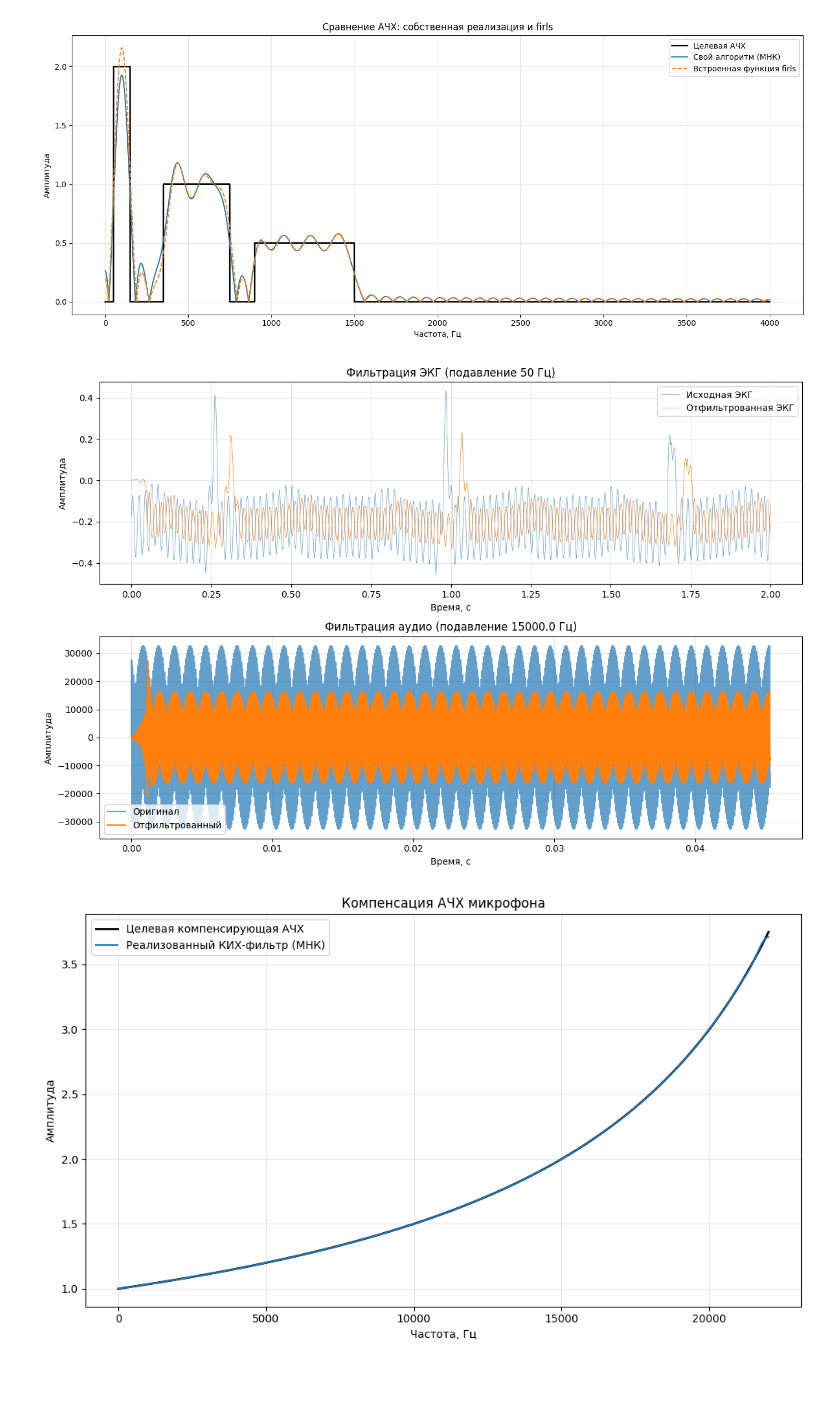
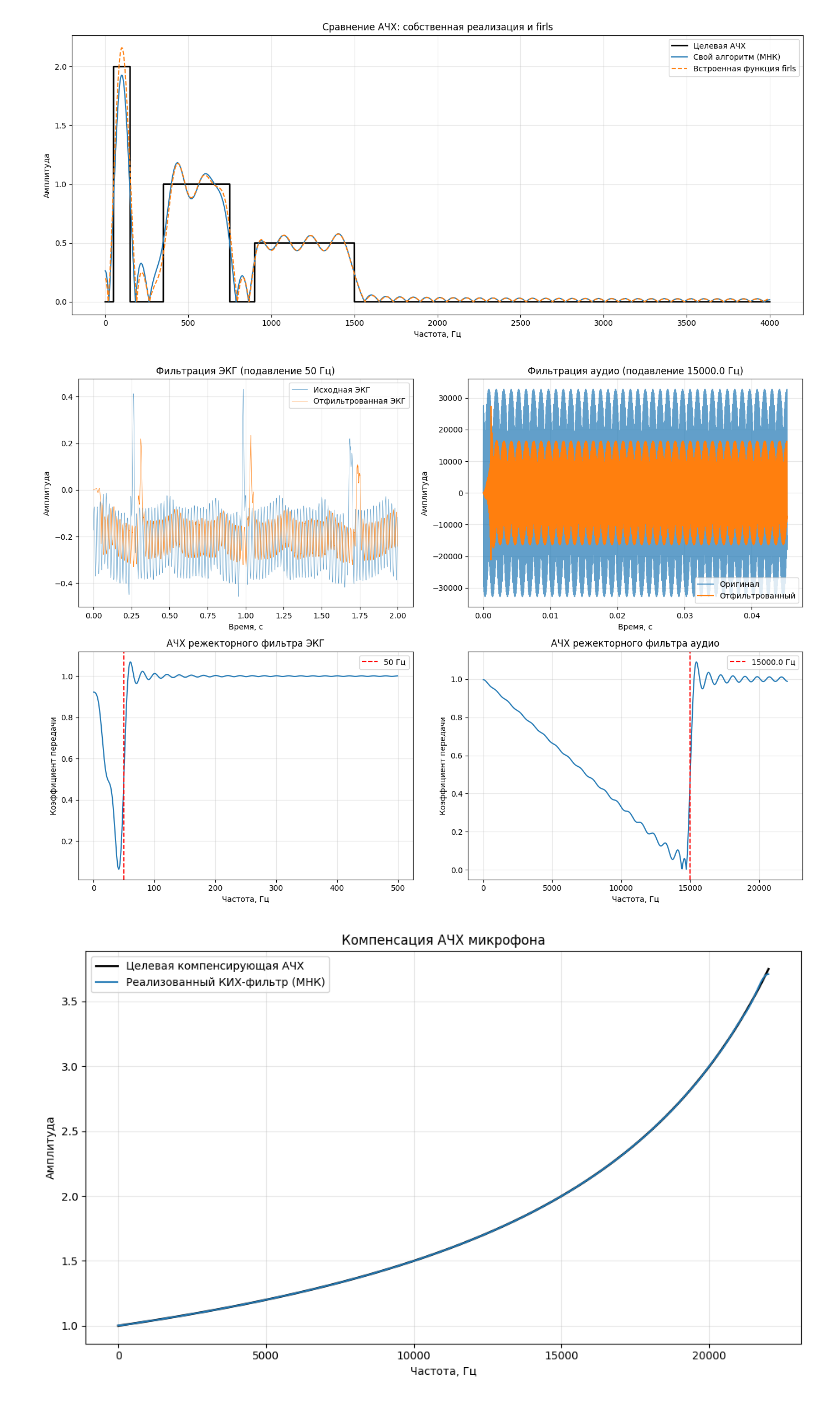
Before and after one commit to Akhazriil/Homework, a Jupyter notebook: DSP/lab3/lab3.ipynb, the cells around one changed output. Drawn from its saved outputs; the diff is of its cells as text; code cells hidden in the pictures; blank space fills up the shorter version.

```diff
--- a/DSP/lab3/lab3.ipynb
+++ b/DSP/lab3/lab3.ipynb
@@ -107,37 +107,61 @@ fs_ecg = int(round(1 / (t_ecg[1] - t_ecg[0])))
 # Полоса подавления ограничена частотами [48, 52] Гц
 f_50 = 50
 bw_ecg = 2
 h_ecg = firls(101, [0, f_50 - bw_ecg, f_50 + bw_ecg, fs_ecg / 2], [1, 0, 1, 1], fs=fs_ecg)
 # Фильтрация зашумленного сигнала ЭКГ
 y_ecg = lfilter(h_ecg, 1, x_ecg)
 
-plt.figure(figsize=(12, 8))
+# Расчет частотных характеристик для построения АЧХ
+w_ecg, resp_ecg = freqz(h_ecg, worN=1024, fs=fs_ecg)
+w_audio, resp_audio = freqz(h_audio, worN=1024, fs=fs_audio)
 
-plt.subplot(2, 1, 1)
+plt.figure(figsize=(14, 10))
+
+# Исходные сигналы
+plt.subplot(2, 2, 1)
 plot_len_ecg = min(len(x_ecg), 2000)
 plt.plot(t_ecg[:plot_len_ecg], x_ecg[:plot_len_ecg], label='Исходная ЭКГ', alpha=0.7, linewidth=0.5)
 plt.plot(t_ecg[:plot_len_ecg], y_ecg[:plot_len_ecg], label='Отфильтрованная ЭКГ', linewidth=0.5)
 plt.title('Фильтрация ЭКГ (подавление 50 Гц)')
 plt.xlabel('Время, с')
 plt.ylabel('Амплитуда')
 plt.legend()
 plt.grid(alpha=0.3)
 
-plt.subplot(2, 1, 2)
+plt.subplot(2, 2, 2)
 t_audio = np.arange(len(x_audio)) / fs_audio
 plot_len_audio = min(len(x_audio), 2000)
 plt.plot(t_audio[:plot_len_audio], x_audio[:plot_len_audio], label='Оригинал', alpha=0.7)
 plt.plot(t_audio[:plot_len_audio], y_audio[:plot_len_audio], label='Отфильтрованный')
 plt.title(f'Фильтрация аудио (подавление {f_noise:.1f} Гц)')
 plt.xlabel('Время, с')
 plt.ylabel('Амплитуда')
 plt.legend()
 plt.grid(alpha=0.3)
 
+# АЧХ фильтров
+plt.subplot(2, 2, 3)
+plt.plot(w_ecg, np.abs(resp_ecg), linewidth=1.5)
+plt.title('АЧХ режекторного фильтра ЭКГ')
+plt.xlabel('Частота, Гц')
+plt.ylabel('Коэффициент передачи')
+plt.axvline(f_50, color='r', linestyle='--', label=f'{f_50} Гц')
+plt.legend()
+plt.grid(alpha=0.3)
+
+plt.subplot(2, 2, 4)
+plt.plot(w_audio, np.abs(resp_audio), linewidth=1.5)
+plt.title(f'АЧХ режекторного фильтра аудио')
+plt.xlabel('Частота, Гц')
+plt.ylabel('Коэффициент передачи')
+plt.axvline(f_noise, color='r', linestyle='--', label=f'{f_noise:.1f} Гц')
+plt.legend()
+plt.grid(alpha=0.3)
+
 plt.tight_layout()
 plt.show()
 # %% [output]
-[figure, old version]
+[figure, new version]
 # %%
 Fc = 30000 # Критическая частота микрофона, Гц
 fs_task3 = 44000 # Частота дискретизации АЦП, Гц
```
Also changed, not shown: 1 other file.
